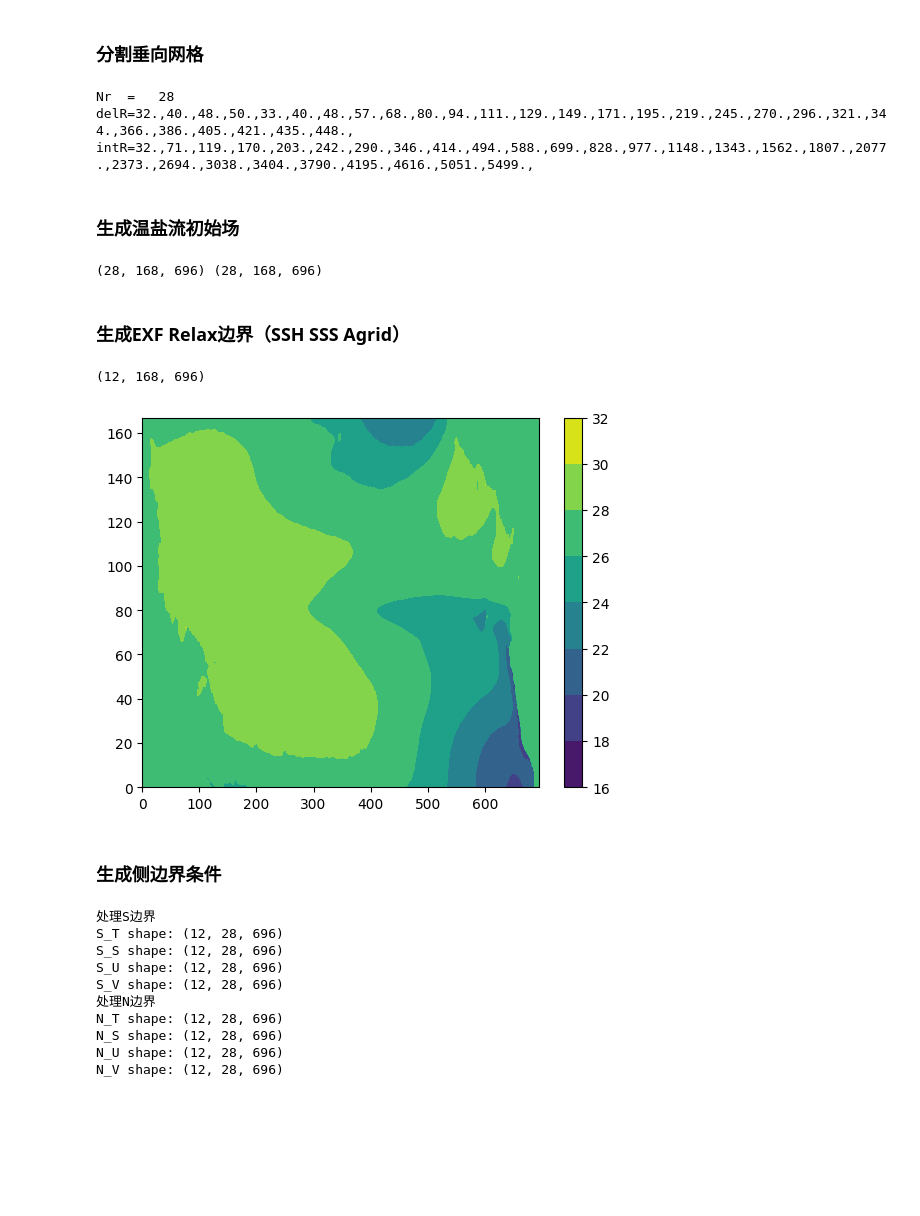
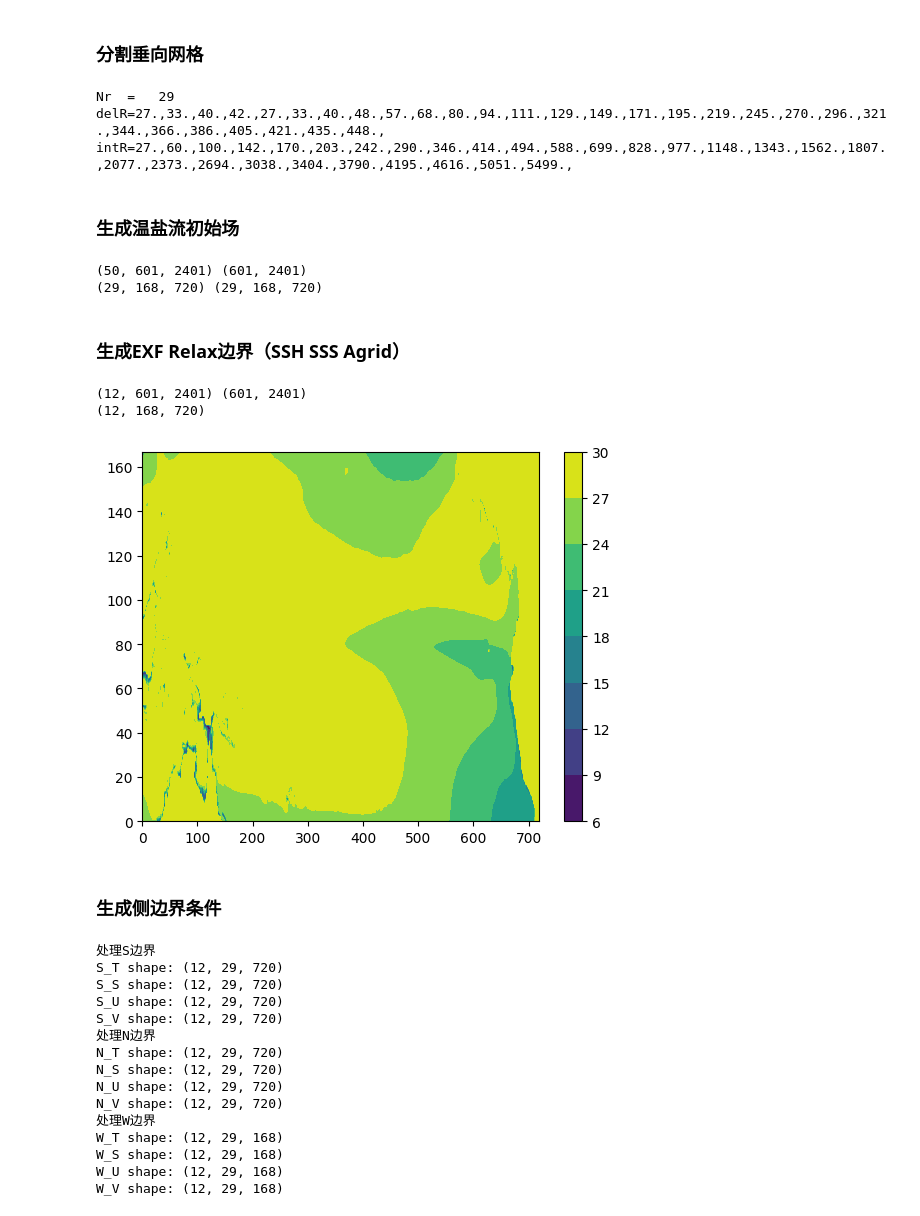
Before and after one commit to FattyZH/eqp-dlfv-mitgcm-era5, a Jupyter notebook: script/gendata_Hydrog.ipynb, the cells around one changed output. Cells and saved outputs as stored; diff of their text form; code cells hidden in the pictures; blank space fills up the shorter version.

```diff
--- a/script/gendata_Hydrog.ipynb
+++ b/script/gendata_Hydrog.ipynb
@@ -5,16 +5,16 @@ import numpy as np
 import xarray as xr
 from ocean_utils import *
 
-xrg = 174
+xrg = 180
 yrg = 42
 dx = 1/4     # grid spacing in x (degrees longitude)
 dy = 1/4     # grid spacing in y (degrees latitude)
-nz = 28    # gridpoints in z
+nz = 29    # gridpoints in z
 nx, ny = int(xrg//dx), int(yrg//dy)   # gridpoints in x
 
 print('Nx,Ny,Nz=',nx,ny,nz)
 
-x0 = 118     # origin in x,y for ocean domain
+x0 = 112     # origin in x,y for ocean domain
 y0 = -20    # (i.e. southwestern corner of ocean domain)
 x1 = x0 + (nx-1)*dx    # origin in x,y for ocean domain
 y1 = y0 + (ny-1)*dy    # (i.e. southwestern corner of ocean domain)
@@ -73,7 +73,7 @@ import matplotlib.pyplot as plt
 import heapq
 import numpy as np
 
-xll,xrr = 115,295
+xll,xrr = 95,295
 yd,yu = -25,25
 pts_l = [[121.51,yu],[143,yd]]
 pts_r = [[260,yu],[290,yd]]
@@ -99,8 +99,10 @@ path_r,_ = astar_2d(wm,*ind_r)
 
 # 根据路径设置水深为np.nan
 h_arr = ho.values.copy()
-for r, c in path_l:
-    h_arr[r, c] = np.nan
+# 西侧覆盖
+# for r, c in path_l:
+#     h_arr[r, c] = np.nan
+# 东侧覆盖
 for r, c in path_r:
     h_arr[r, c] = np.nan
 mask_ho = ~largest_connected_region(~np.isnan(h_arr))
@@ -136,7 +138,7 @@ lev = 0
 for i in range(dep.size):
     dr[i] = 2*(dep[i]-lev)
     lev += dr[i]
-Rid = [0,15,20,23]+[id for id in range(25,dep.size)]
+Rid = [0,14,19,22,24]+[id for id in range(25,dep.size)]
 dR = np.zeros(len(Rid)-1)
 for i in range(len(Rid)-1):
     dR[i] = dr[Rid[i]:Rid[i+1]].sum()
@@ -144,9 +146,9 @@ print('Nr  = {:4d}'.format(len(dR)))
 print('delR='+''.join(f"{x:.0f}.," for x in dR))
 print('intR='+''.join(f"{x:.0f}.," for x in dR.cumsum()))
 # %% [output]
-Nr  =   28
-delR=32.,40.,48.,50.,33.,40.,48.,57.,68.,80.,94.,111.,129.,149.,171.,195.,219.,245.,270.,296.,321.,344.,366.,386.,405.,421.,435.,448.,
-intR=32.,71.,119.,170.,203.,242.,290.,346.,414.,494.,588.,699.,828.,977.,1148.,1343.,1562.,1807.,2077.,2373.,2694.,3038.,3404.,3790.,4195.,4616.,5051.,5499.,
+Nr  =   29
+delR=27.,33.,40.,42.,27.,33.,40.,48.,57.,68.,80.,94.,111.,129.,149.,171.,195.,219.,245.,270.,296.,321.,344.,366.,386.,405.,421.,435.,448.,
+intR=27.,60.,100.,142.,170.,203.,242.,290.,346.,414.,494.,588.,699.,828.,977.,1148.,1343.,1562.,1807.,2077.,2373.,2694.,3038.,3404.,3790.,4195.,4616.,5051.,5499.,
 # %% [markdown]
 ### 生成温盐流初始场
 # %%
@@ -159,7 +161,7 @@ ds = xr.open_dataset(fclim)
 # 一月气候态平均作为初始场
 thetao = ds['thetao'][0]
 so = ds['so'][0]
-
+print(thetao.shape, mask_ho.shape)
 thetao.values[:, mask_ho] = np.nan
 so.values[:, mask_ho] = np.nan
 
@@ -183,36 +185,38 @@ print(theta.shape, s.shape)
 writebin(opath+'T.bin',theta)
 writebin(opath+'S.bin',s)
 # %% [output]
-(28, 168, 696) (28, 168, 696)
+(50, 601, 2401) (601, 2401)
+(29, 168, 720) (29, 168, 720)
 # %% [markdown]
 ### 生成EXF Relax边界（SSH SSS Agrid）
 # %%
 ds = xr.open_dataset(fclim)
-thetao = ds['thetao'][:,0]
-so = ds['so'][:,0]
-
+thetao = (ds['thetao'][:,:Rid[1]]*dr[:Rid[1],None,None]).sum('depth')/dR[0,None,None]
+so = (ds['so'][:,:Rid[1]]*dr[:Rid[1],None,None]).sum('depth')/dR[0,None,None]
+print(thetao.shape, mask_ho.shape)
 thetao.values[:, mask_ho] = np.nan
 so.values[:, mask_ho] = np.nan
 
 thetao.values = gsmooth2d(thetao.values,sigma=inc/3,threshold=0.1,fill_value=28)
 so.values = gsmooth2d(so.values,sigma=inc/3,threshold=0.1,fill_value=34)
 thetao = thetao.loc[:,y0:y1:inc,x0:x1:inc]
 so = so.loc[:,y0:y1:inc,x0:x1:inc]
 theta, s = thetao.values, so.values
 plt.contourf(theta.mean(0))
 plt.colorbar()
 print(theta.shape)
 writebin(opath+'sst_clim.bin',theta)
 writebin(opath+'sss_clim.bin',s)
 # %% [output]
-(12, 168, 696)
+(12, 601, 2401) (601, 2401)
+(12, 168, 720)
-[figure, old version]
+[figure, new version]
 # %% [markdown]
 ### 生成侧边界条件
 # %%
 # 生成温盐流侧边界（T/S/U/V）
 bd = 1
-obcs = ['S','N']
+obcs = ['S','N','W']
 varname = ['thetao','so','uo','vo']
 xsi_map = {'W': slice(x0-bd, x0+bd), 'E': slice(x1-bd, x1+bd)}
 ysi_map = {'S': slice(y0-bd, y0+bd), 'N': slice(y1-bd, y1+bd)}
@@ -248,12 +252,17 @@ for obc in obcs:
         writebin(f"{opath}OB_{obc}_{vn[0].upper()}.bin", arr_new)
 # %% [output]
 处理S边界
-S_T shape: (12, 28, 696)
-S_S shape: (12, 28, 696)
-S_U shape: (12, 28, 696)
-S_V shape: (12, 28, 696)
+S_T shape: (12, 29, 720)
+S_S shape: (12, 29, 720)
+S_U shape: (12, 29, 720)
+S_V shape: (12, 29, 720)
 处理N边界
-N_T shape: (12, 28, 696)
-N_S shape: (12, 28, 696)
-N_U shape: (12, 28, 696)
-N_V shape: (12, 28, 696)
+N_T shape: (12, 29, 720)
+N_S shape: (12, 29, 720)
+N_U shape: (12, 29, 720)
+N_V shape: (12, 29, 720)
+处理W边界
+W_T shape: (12, 29, 168)
+W_S shape: (12, 29, 168)
+W_U shape: (12, 29, 168)
+W_V shape: (12, 29, 168)
```
Also changed, not shown: parts of 3 cells of this notebook, 6 other files.
